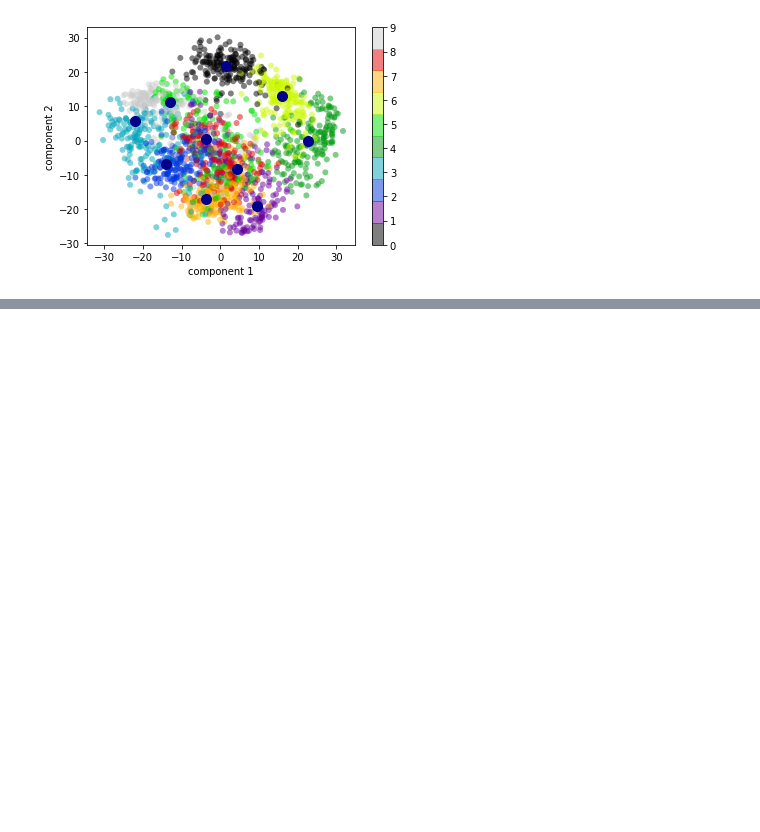
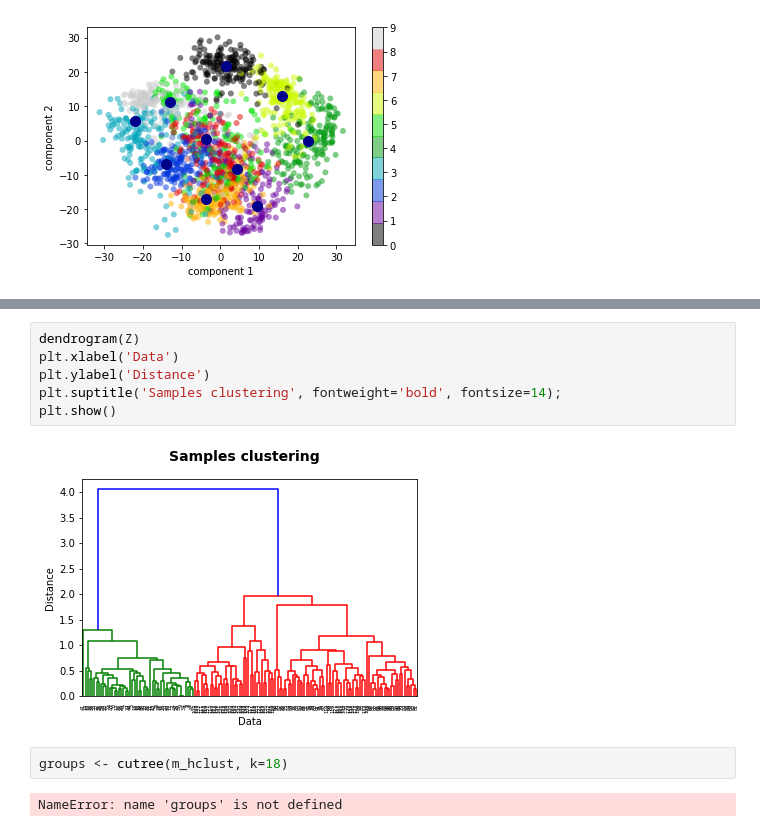
Before and after one commit to tvganesh/RPython-Part6, a Jupyter notebook: Python6.ipynb, the cells around one changed output, grey strips where cells are left out. Cells and saved outputs as stored; diff of their text form; blank space fills up the shorter version.

```diff
--- a/Python6.ipynb
+++ b/Python6.ipynb
@@ -83,0 +107,12 @@ plt.show()
+# %%
+dendrogram(Z)
+plt.xlabel('Data')
+plt.ylabel('Distance')
+plt.suptitle('Samples clustering', fontweight='bold', fontsize=14);
+plt.show()
+# %% [output]
+[figure, added]
+# %%
+groups <- cutree(m_hclust, k=18)
+# %% [output]
+NameError: name 'groups' is not defined
```
Also changed, not shown: parts of 2 cells of this notebook, 7 other files.
